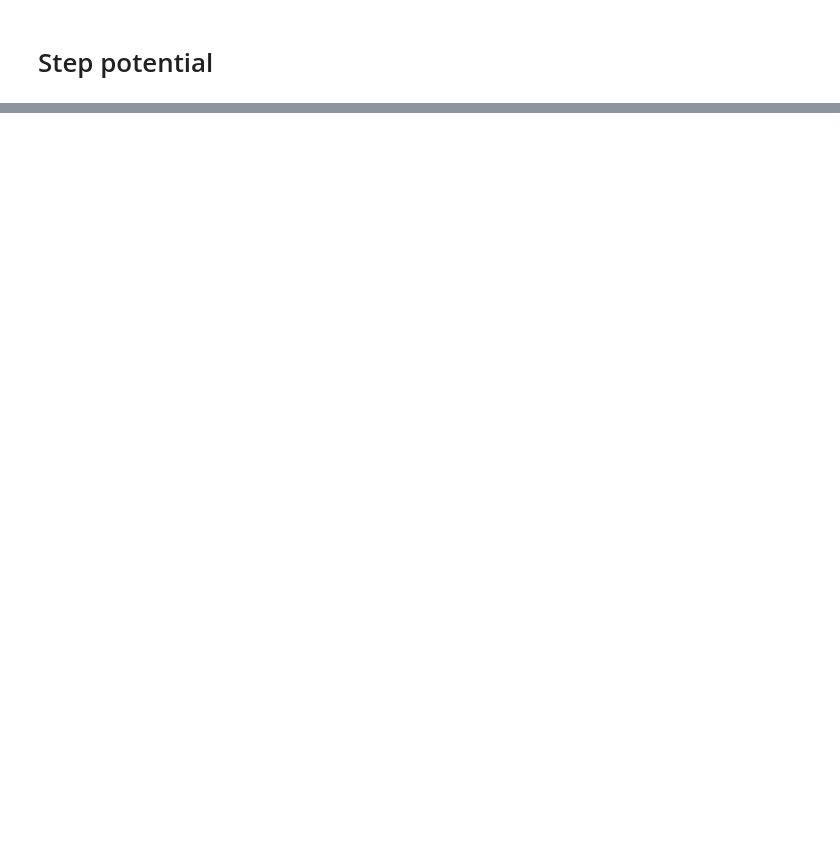
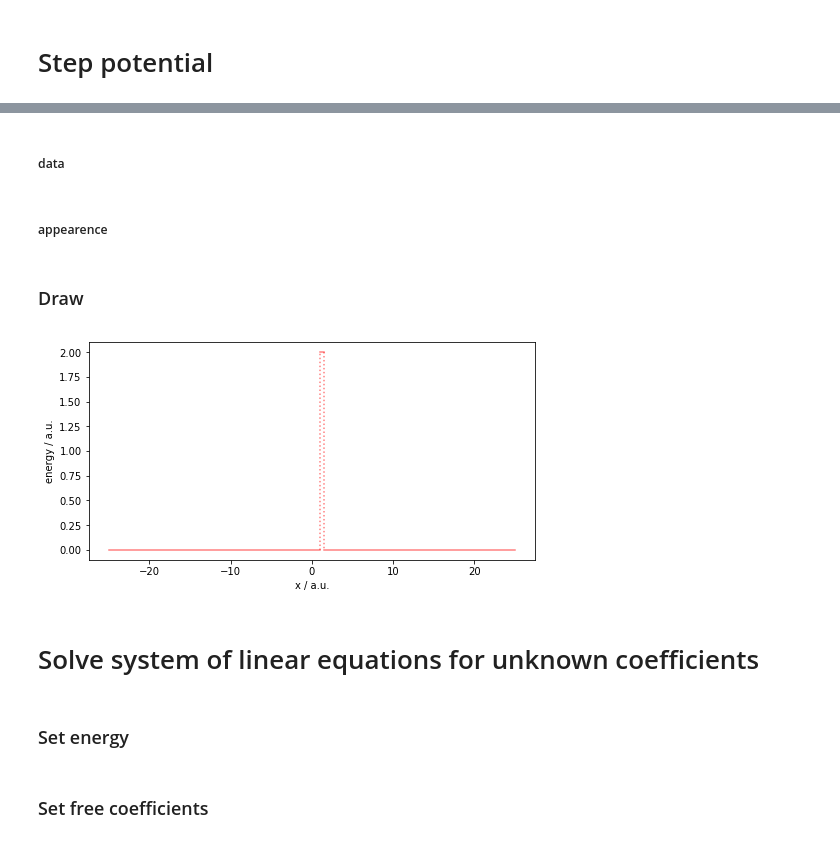
Before and after one commit to jam31118/notebooks-qm, a Jupyter notebook: 02-physics/02-analytic/step-potential-with-wronskian-etc.ipynb, the cells around one changed output, grey strips where cells are left out. Saved outputs shown, nothing was run; the diff lists cells and outputs as text; code cells hidden in the pictures; blank space fills up the shorter version.

```diff
--- a/02-physics/02-analytic/step-potential-with-wronskian-etc.ipynb
+++ b/02-physics/02-analytic/step-potential-with-wronskian-etc.ipynb
@@ -103,0 +122,16 @@ ax.plot(x_2, psi_2.real)
+# %%
+N_intervals = 3
+x_min = '-infinity'
+x_max = '+infinity'
+num_boundary_coords = N_intervals - 1
+if x_min != '-infinity': num_boundary_coords += 1
+if x_max != '+infinity': num_boundary_coords += 1
+boundary_coords = np.array([1,1.5])
+
+V0_array = np.array([0, 2, 0], dtype=float)
+
+assert V0_array.size == N_intervals
+assert boundary_coords.size == num_boundary_coords
+
+x_lim = (-25,25)
+for x_i in boundary_coords: assert (x_i > x_lim[0]) and (x_i < x_lim[1])
@@ -103,0 +140,38 @@ ax.plot(x_2, psi_2.real)
+# %% [markdown]
+##### data
+# %%
+coords_in_fig = np.empty((N_intervals+1,), dtype=float)
+coords_in_fig[0], coords_in_fig[-1] = x_lim
+if num_boundary_coords == N_intervals - 1:
+    coords_in_fig[1:-1] = boundary_coords
+else: raise NotImplementedError()
+
+assert coords_in_fig.size - 1 == V0_array.size
+# %% [markdown]
+##### appearence
+# %%
+potential_line_color = (1,0,0,0.5)
+potential_dash_kwargs = {'color':(1,0,0,0.5), 'linestyle':':'}
+# %% [markdown]
+### Draw
+# %%
+fig, ax = plt.subplots(figsize=(8,4))
+
+ax.set_xlabel('x / a.u.')
+ax.set_ylabel('energy / a.u.')
+
+for idx in range(coords_in_fig.size - 1):
+    x_data = [coords_in_fig[idx], coords_in_fig[idx+1]]
+    y_data = [V0_array[idx], V0_array[idx]]
+    ax.plot(x_data, y_data, color=potential_line_color)
+
+for idx in range(coords_in_fig.size - 2):
+    x_data = [coords_in_fig[idx+1]] * 2
+    y_data = [V0_array[idx], V0_array[idx+1]]
+    ax.plot(x_data, y_data, **potential_dash_kwargs)
+# %% [output]
+[figure, added]
+# %% [markdown]
+# Solve system of linear equations for unknown coefficients
+# %% [markdown]
+### Set energy
@@ -103,0 +180,2 @@ ax.plot(x_2, psi_2.real)
+# %% [markdown]
+### Set free coefficients
```
Also changed, not shown: parts of 35 cells of this notebook.
